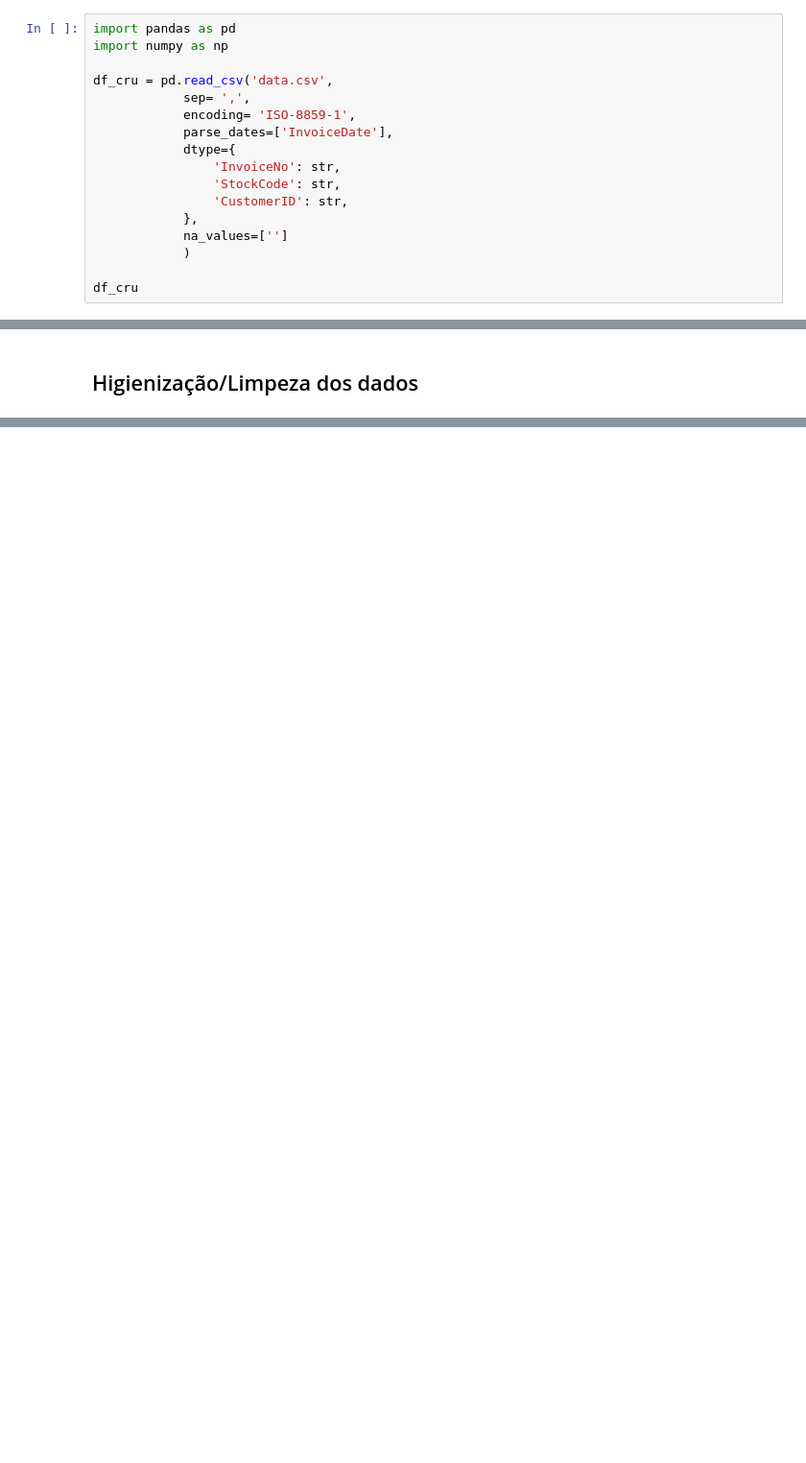
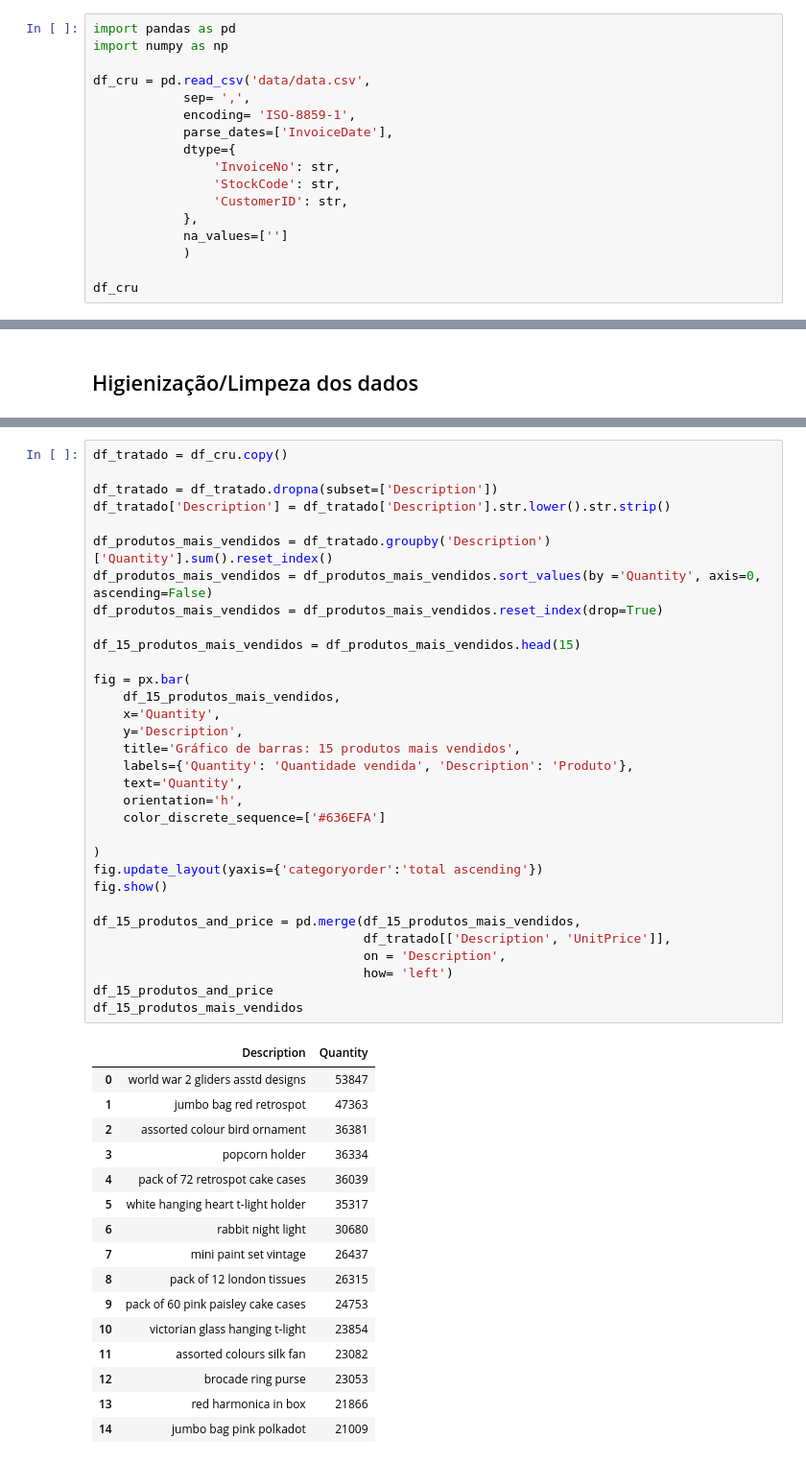
Before and after one commit to pgsouto/GEIA, a Jupyter notebook: project/frst_notebook.ipynb, the cells around one changed output, grey strips where cells are left out. Shown at 96% size. Cells and saved outputs as stored; diff of their text form; blank space fills up the shorter version.

```diff
--- a/project/frst_notebook.ipynb
+++ b/project/frst_notebook.ipynb
@@ -15,7 +15,7 @@ O dataset selecionado contém o registro de dados transacionais durante o perío
 import pandas as pd
 import numpy as np
 
-df_cru = pd.read_csv('data.csv',
+df_cru = pd.read_csv('data/data.csv',
             sep= ',',
             encoding= 'ISO-8859-1',
             parse_dates=['InvoiceDate'],
@@ -155,0 +231,49 @@ Q3:  4.13
+# %%
+df_tratado = df_cru.copy()
+
+df_tratado = df_tratado.dropna(subset=['Description'])
+df_tratado['Description'] = df_tratado['Description'].str.lower().str.strip()
+
+df_produtos_mais_vendidos = df_tratado.groupby('Description')['Quantity'].sum().reset_index()
+df_produtos_mais_vendidos = df_produtos_mais_vendidos.sort_values(by ='Quantity', axis=0, ascending=False)
+df_produtos_mais_vendidos = df_produtos_mais_vendidos.reset_index(drop=True)
+
+df_15_produtos_mais_vendidos = df_produtos_mais_vendidos.head(15)
+
+fig = px.bar(
+    df_15_produtos_mais_vendidos,
+    x='Quantity',
+    y='Description',
+    title='Gráfico de barras: 15 produtos mais vendidos',
+    labels={'Quantity': 'Quantidade vendida', 'Description': 'Produto'},
+    text='Quantity',
+    orientation='h',
+    color_discrete_sequence=['#636EFA']
+
+)
+fig.update_layout(yaxis={'categoryorder':'total ascending'})
+fig.show()
+
+df_15_produtos_and_price = pd.merge(df_15_produtos_mais_vendidos,
+                                    df_tratado[['Description', 'UnitPrice']],
+                                    on = 'Description',
+                                    how= 'left')
+df_15_produtos_and_price
+df_15_produtos_mais_vendidos
+# %% [output]
+|  | Description | Quantity |
+| 0 | world war 2 gliders asstd designs | 53847 |
+| 1 | jumbo bag red retrospot | 47363 |
+| 2 | assorted colour bird ornament | 36381 |
+| 3 | popcorn holder | 36334 |
+| 4 | pack of 72 retrospot cake cases | 36039 |
+| 5 | white hanging heart t-light holder | 35317 |
+| 6 | rabbit night light | 30680 |
+| 7 | mini paint set vintage | 26437 |
+| 8 | pack of 12 london tissues | 26315 |
+| 9 | pack of 60 pink paisley cake cases | 24753 |
+| 10 | victorian glass hanging t-light | 23854 |
+| 11 | assorted colours silk fan | 23082 |
+| 12 | brocade ring purse | 23053 |
+| 13 | red harmonica in box | 21866 |
+| 14 | jumbo bag pink polkadot | 21009 |
```
Also changed, not shown: parts of 9 cells of this notebook, 3 other files.
